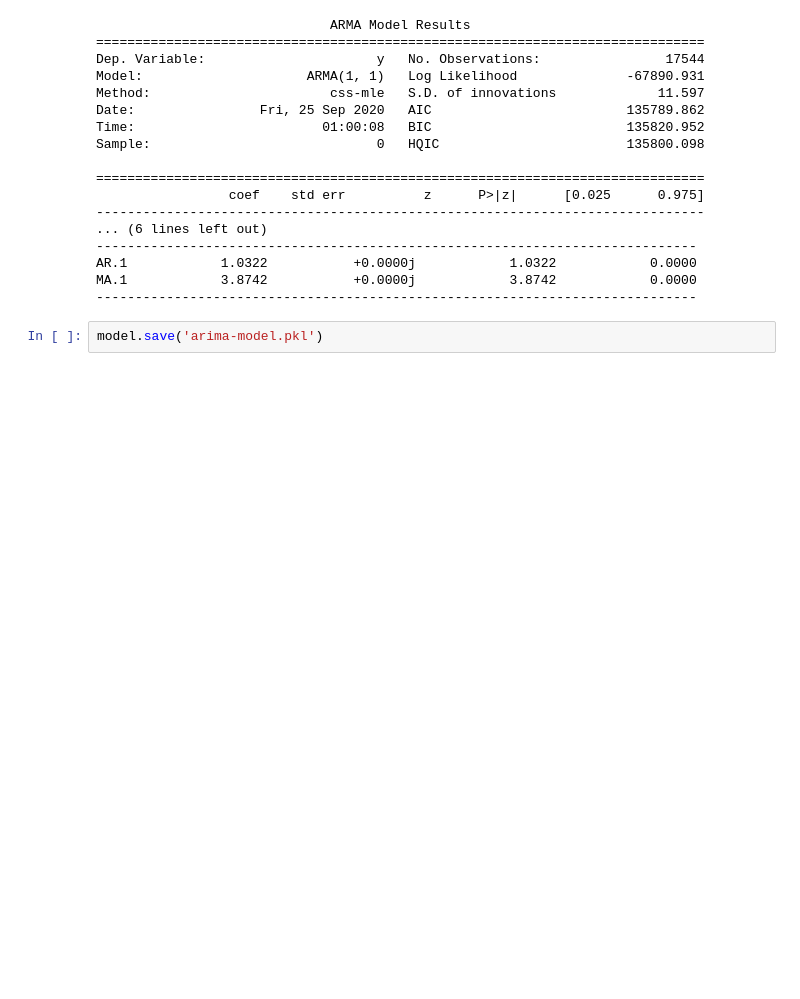
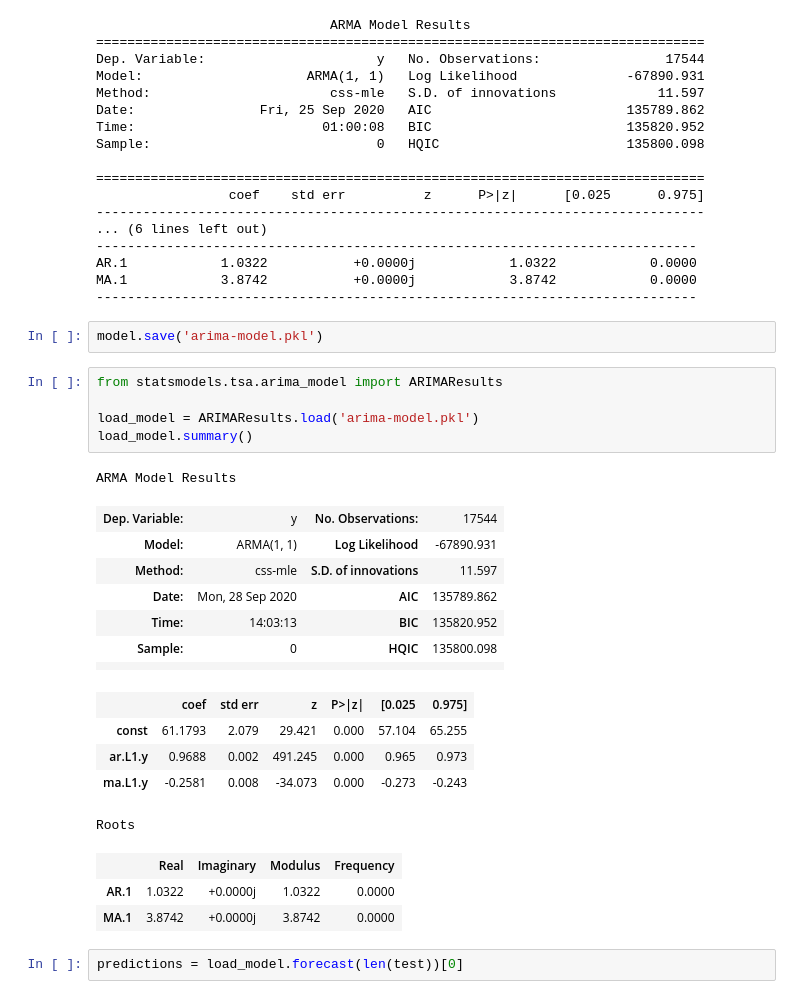
Before and after one commit to bunya017/Energy-Consumption-Forecating-using-LSTMs, a Jupyter notebook: ARIMA/Energy-Consumption-Forecating-using-ARIMA.ipynb, the cells around one changed output. Drawn from its saved outputs; the diff is of its cells as text; blank space fills up the shorter version.

Commit message:
refactor(ARIMA): Update working notebook

```diff
--- a/ARIMA/Energy-Consumption-Forecating-using-ARIMA.ipynb
+++ b/ARIMA/Energy-Consumption-Forecating-using-ARIMA.ipynb
@@ -116,3 +117,27 @@ MA.1            3.8742           +0.0000j            3.8742            0.0000
 -----------------------------------------------------------------------------
 # %%
 model.save('arima-model.pkl')
+# %%
+from statsmodels.tsa.arima_model import ARIMAResults
+
+load_model = ARIMAResults.load('arima-model.pkl')
+load_model.summary()
+# %% [output]
+ARMA Model Results
+| Dep. Variable: | y | No. Observations: | 17544 |
+| Model: | ARMA(1, 1) | Log Likelihood | -67890.931 |
+| Method: | css-mle | S.D. of innovations | 11.597 |
+| Date: | Mon, 28 Sep 2020 | AIC | 135789.862 |
+| Time: | 14:03:13 | BIC | 135820.952 |
+| Sample: | 0 | HQIC | 135800.098 |
+|  |  |  |  |
+|  | coef | std err | z | P>|z| | [0.025 | 0.975] |
+| const | 61.1793 | 2.079 | 29.421 | 0.000 | 57.104 | 65.255 |
+| ar.L1.y | 0.9688 | 0.002 | 491.245 | 0.000 | 0.965 | 0.973 |
+| ma.L1.y | -0.2581 | 0.008 | -34.073 | 0.000 | -0.273 | -0.243 |
+Roots
+|  | Real | Imaginary | Modulus | Frequency |
+| AR.1 | 1.0322 | +0.0000j | 1.0322 | 0.0000 |
+| MA.1 | 3.8742 | +0.0000j | 3.8742 | 0.0000 |
+# %%
+predictions = load_model.forecast(len(test))[0]
```
Also changed, not shown: parts of 5 cells of this notebook.
